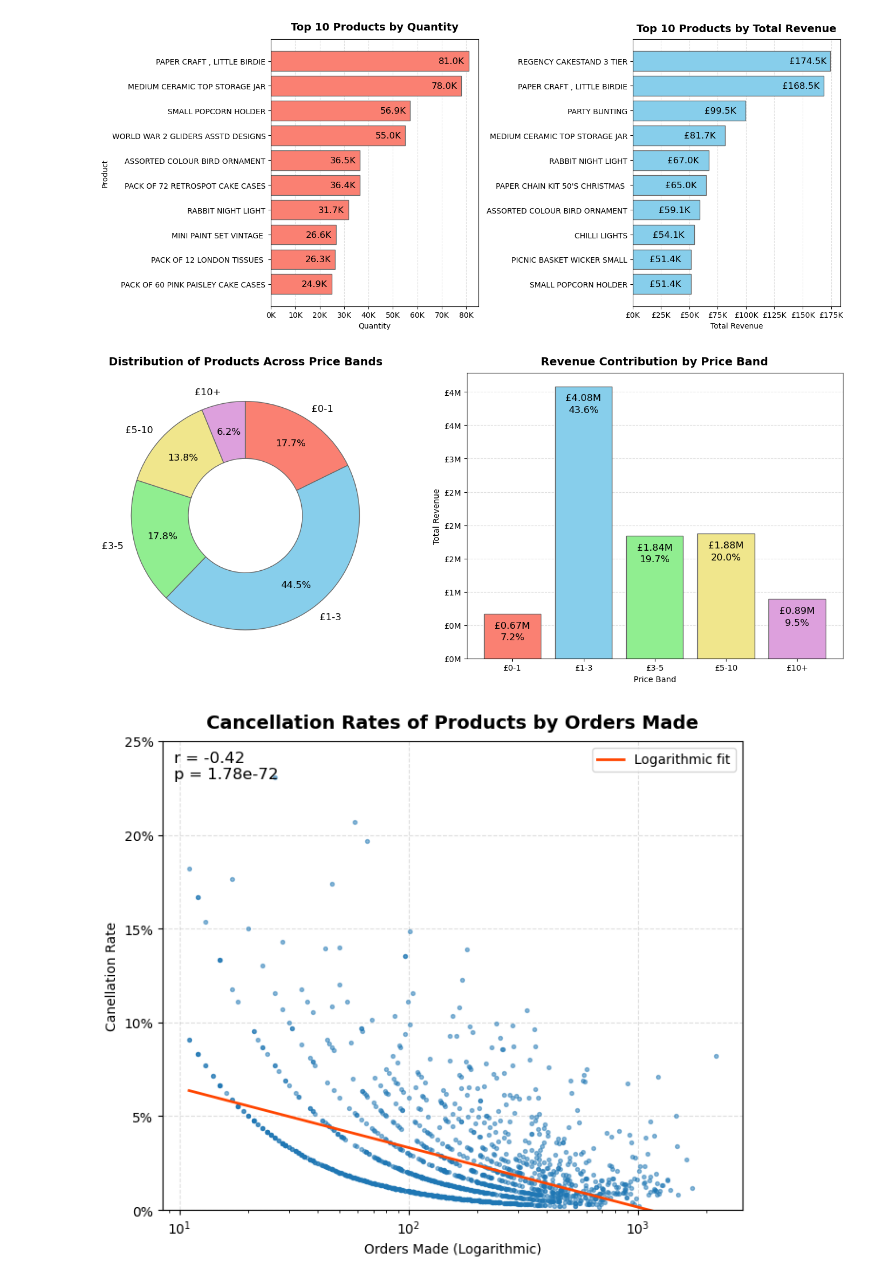
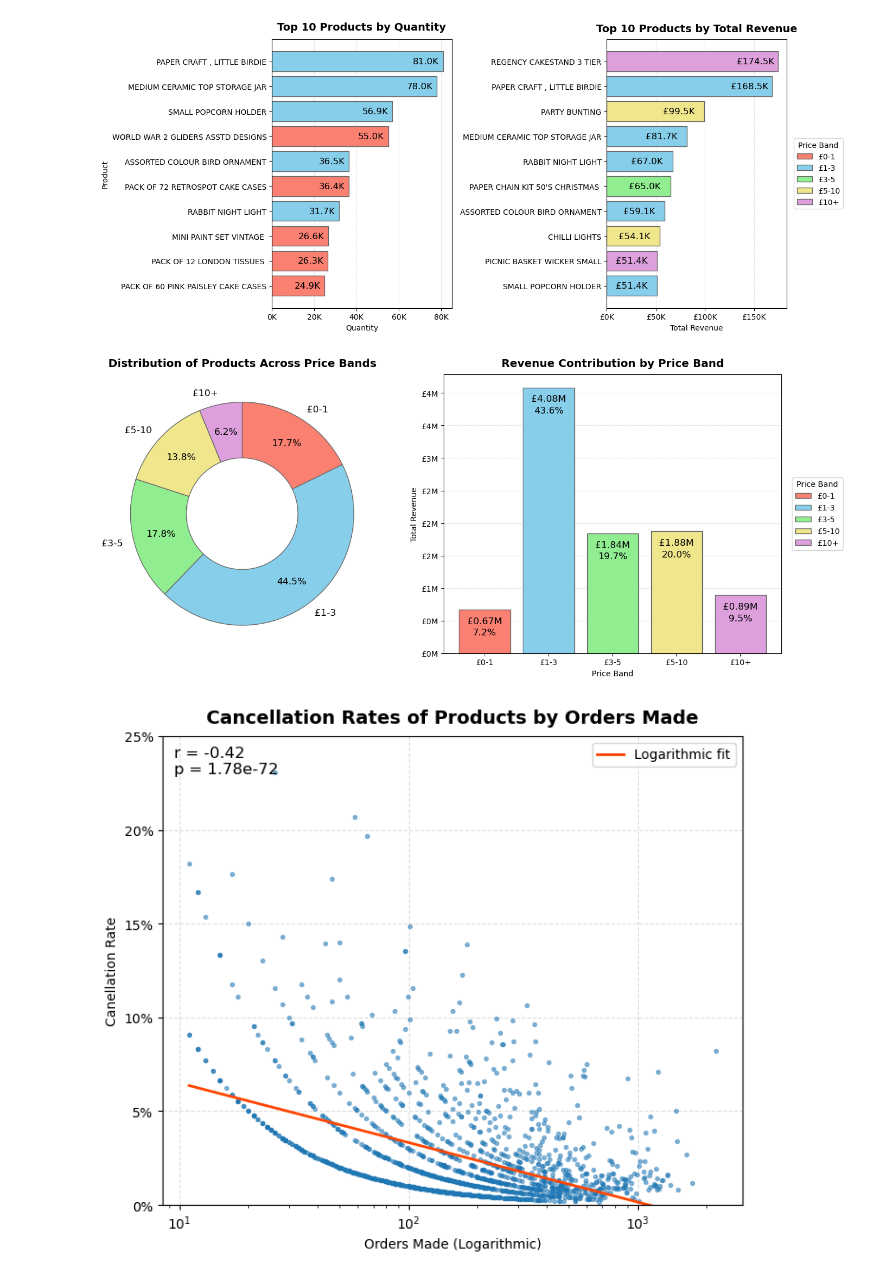
Before and after one commit to EdwardHowell627/Python_Online_Sales_Analysis, a Jupyter notebook: analysis/1_products.ipynb, the cells around one changed output. Saved outputs shown, nothing was run; the diff lists cells and outputs as text; code cells hidden in the pictures.

Commit message:
improved visuals of top products chart

```diff
--- a/analysis/1_products.ipynb
+++ b/analysis/1_products.ipynb
@@ -9,8 +9,13 @@ import pandas as pd
 
 import matplotlib.pyplot as plt
 from matplotlib.ticker import FuncFormatter
+from matplotlib.patches import Patch
 
 from scipy.stats import pearsonr
+
+## Plotting Constants
+COLORS = ['salmon', 'skyblue', 'lightgreen', 'khaki', 'plum']
+EDGECOLOR = 'dimgrey'
 
 ## Data loading
 df = pd.read_csv('../dataset/online_retail.csv')
@@ -43,10 +48,13 @@ product_details = df_full.drop_duplicates('StockCode')[['StockCode','Description
 products_group = products_group.merge(product_details, on='StockCode')
 
 ## Product price band creation
+bands = ['£0-1', '£1-3', '£3-5', '£5-10', '£10+']
+color_map = dict(zip(bands, COLORS))
+
 products_group['PriceBand'] = pd.cut(
     products_group['UnitPrice'],
     bins=[0,1,3,5,10,float('inf')],
-    labels=['£0-1', '£1-3', '£3-5', '£5-10', '£10+']
+    labels=bands
 )
 # %%
 ### Top Products Analysis
@@ -54,16 +62,14 @@ products_group['PriceBand'] = pd.cut(
 ## Setup
 # Calculation
 top_quantity = products_group.nlargest(10, 'Quantity')
-top_totalprice = products_group.nlargest(10, 'TotalRevenue')
+top_revenue = products_group.nlargest(10, 'TotalRevenue')
 
 # Figure creation
 fig, ax = plt.subplots(1, 2, figsize=(14,6))
 
-colors = ['salmon', 'skyblue', 'lightgreen', 'khaki', 'plum']
-
 
 ## Quantity bar
-bars1 = ax[0].barh(top_quantity['Description'], top_quantity['Quantity'], color=colors[0], edgecolor='dimgrey')
+bars1 = ax[0].barh(top_quantity['Description'], top_quantity['Quantity'], color=top_quantity['PriceBand'].map(color_map), edgecolor=EDGECOLOR)
 
 ax[0].invert_yaxis()
 ax[0].grid(axis='x', linestyle='--', alpha=0.4)
@@ -78,24 +84,26 @@ ax[0].set_ylabel('Product')
 
 
 ## Total Price bar
-bars2 = ax[1].barh(top_totalprice['Description'], top_totalprice['TotalRevenue'], color=colors[1], edgecolor='dimgrey')
+bars2 = ax[1].barh(top_revenue['Description'], top_revenue['TotalRevenue'], color=top_revenue['PriceBand'].map(color_map), edgecolor=EDGECOLOR)
 ax[1].invert_yaxis()
 ax[1].grid(axis='x', linestyle='--', alpha=0.4)
 ax[1].set_axisbelow(True)
 
 ax[1].xaxis.set_major_formatter(FuncFormatter(lambda x, _: f'£{x/1000:.0f}K'))
-ax[1].bar_label(bars2, labels=[f'£{x/1000:.1f}K' for x in top_totalprice['TotalRevenue']], padding=-55, fontsize='12')
+ax[1].bar_label(bars2, labels=[f'£{x/1000:.1f}K' for x in top_revenue['TotalRevenue']], padding=-55, fontsize='12')
 
 ax[1].set_title('Top 10 Products by Total Revenue', fontsize=14, weight='bold', pad=10)
 ax[1].set_xlabel('Total Revenue')
 ax[1].set_ylabel('')
 
+legend_handles = [Patch(facecolor=color, edgecolor='dimgrey', label=band) for band, color in color_map.items()]
+ax[1].legend(handles=legend_handles, title='Price Band', bbox_to_anchor=(1.02, 0.5), loc='center left')
 
 ## Finish
 fig.tight_layout()
 plt.savefig('../assets/1_TopProducts.png', dpi=200)
 # %% [output]
-[figure, old version]
+[figure, new version]
 # %%
 ### Price Group Analysis
 
@@ -109,44 +117,44 @@ price_grouped = products_group.groupby('PriceBand', observed=True)['TotalRevenue
 # Figure creation
 fig, ax = plt.subplots(1, 2, figsize=(14,6))
 
-colors = ['salmon', 'skyblue', 'lightgreen', 'khaki', 'plum']
-
-
 ## Band distribution pie chart
 ax[0].pie(
     x=price_grouped['BandCounts'],
     labels=price_grouped.index,
     startangle=90,
     counterclock=False,
     autopct='%1.1f%%',
     pctdistance=0.75,
-    colors=colors,
-    wedgeprops={'edgecolor': 'dimgrey', 'width': 0.5},
+    colors=COLORS,
+    wedgeprops={'edgecolor':EDGECOLOR, 'width':0.5},
     textprops={'size':'large'}
 )
 ax[0].set_title('Distribution of Products Across Price Bands', weight='bold', fontsize=14,pad=10)
 
 
 ## Revenue distribution bar chart
-bars1 = ax[1].bar(height=price_grouped['TotalRevenue'], x=price_grouped.index, color=colors, edgecolor='dimgrey')
+bars1 = ax[1].bar(height=price_grouped['TotalRevenue'], x=price_grouped.index, color=COLORS, edgecolor=EDGECOLOR)
 
 ax[1].grid(axis='y', linestyle='--', alpha=0.4)
 ax[1].set_axisbelow(True)
 
 ax[1].yaxis.set_major_formatter(FuncFormatter(lambda y, _: f'£{y/1000000:.0f}M'))
 ax[1].bar_label(bars1, labels=[f'£{y/1000000:.2f}M' for y in price_grouped['TotalRevenue']], padding=-20, fontsize='12')
 ax[1].bar_label(bars1, labels=[f'{y*100:.1f}%' for y in price_grouped['TotalRevenue']/price_grouped['TotalRevenue'].sum()], padding=-35, fontsize='12')
 
 ax[1].set_ylabel('Total Revenue')
 ax[1].set_xlabel('Price Band')
 ax[1].set_title('Revenue Contribution by Price Band', weight='bold', fontsize=14,pad=10)
 
+legend_handles = [Patch(facecolor=color, edgecolor='dimgrey', label=band) for band, color in color_map.items()]
+ax[1].legend(handles=legend_handles, title='Price Band', bbox_to_anchor=(1.02, 0.5), loc='center left')
+
 
 ## Finish
 fig.tight_layout()
 plt.savefig('../assets/2_PriceBandAnalysis.png', dpi=200)
 # %% [output]
-[figure, old version]
+[figure, new version]
 # %%
 ### Cancellation Analysis
 
```
Also changed, not shown: 4 other files.
